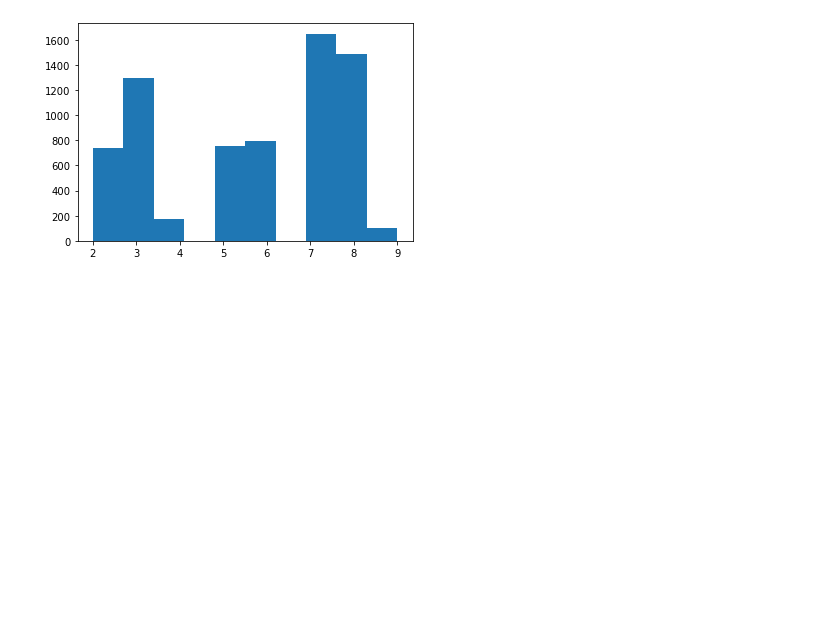
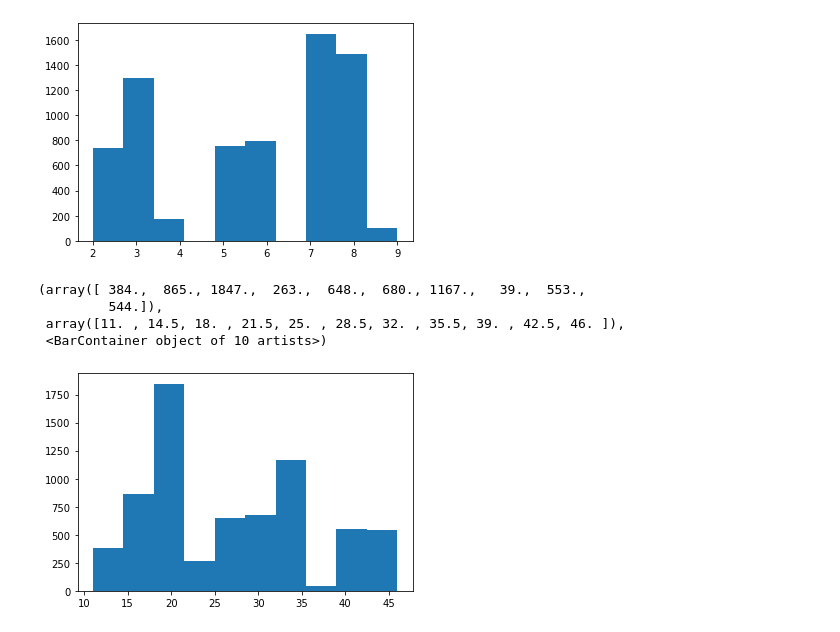
Before and after one commit to akannan05/ges24, a Jupyter notebook: Aggregate Stats Sampling.ipynb, the cells around one changed output. Saved outputs shown, nothing was run; the diff lists cells and outputs as text; code cells hidden in the pictures; blank space fills up the shorter version.

```diff
--- a/Aggregate Stats Sampling.ipynb
+++ b/Aggregate Stats Sampling.ipynb
@@ -100,3 +100,11 @@ plt.hist(df_cust['age'])
  array([2. , 2.7, 3.4, 4.1, 4.8, 5.5, 6.2, 6.9, 7.6, 8.3, 9. ]),
  <BarContainer object of 10 artists>)
 [figure]
+# %%
+plt.hist(df_cust['residence'])
+# %% [output]
+(array([ 384.,  865., 1847.,  263.,  648.,  680., 1167.,   39.,  553.,
+         544.]),
+ array([11. , 14.5, 18. , 21.5, 25. , 28.5, 32. , 35.5, 39. , 42.5, 46. ]),
+ <BarContainer object of 10 artists>)
+[figure, added]
```
Also changed, not shown: parts of 3 cells of this notebook.
